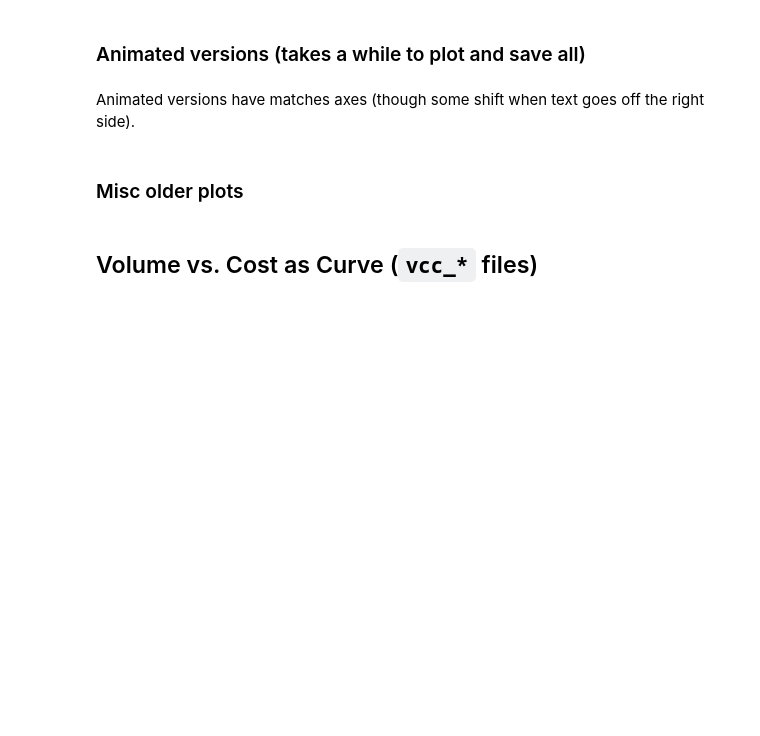
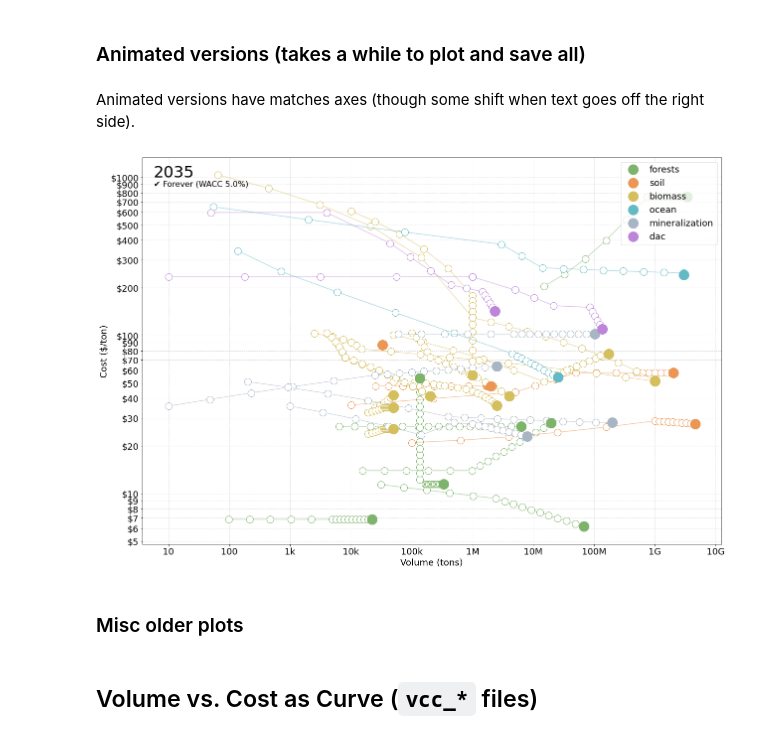
Before and after one commit to yosinski/CDR-Supply-Cost-Curve, a Jupyter notebook: python/210412_carbonplan.ipynb, the cells around one changed output. Saved outputs shown, nothing was run; the diff lists cells and outputs as text; code cells hidden in the pictures; blank space fills up the shorter version.

```diff
--- a/python/210412_carbonplan.ipynb
+++ b/python/210412_carbonplan.ipynb
@@ -486,6 +596,16 @@ ax = plot_vcp(df[sel], end=year, ret_ax=True)   # Get axis of final plot
 for year in range(first_year, last_year + 1):
     clf()
     plot_vcp(df[sel], end=year, ax=ax, save_as='vcp_anim_%d' % year)
+# %%
+# Expensive: generate each frame for animation. Version used for animation in final presentation
+figsize(18,12)
+sel = (df.valid_vc & (df.projection_group == 'company'))
+ax = plot_vcp(df[sel], end=year, leak_cost_wacc=1.05, do_text=False, do_legend=True, ret_ax=True)   # Get axis of final plot
+for year in range(first_year, last_year + 1):
+    clf()
+    plot_vcp(df[sel], end=year, ax=ax, leak_cost_wacc=1.05, do_text=False, do_legend=True, save_as='vcp_anim_%d' % year)
+# %% [output]
+[figure, added]
 # %%
 ### TODO: more animated versions if desired.
 # %% [markdown]
```
Also changed, not shown: parts of 23 cells of this notebook, 1 other file.
